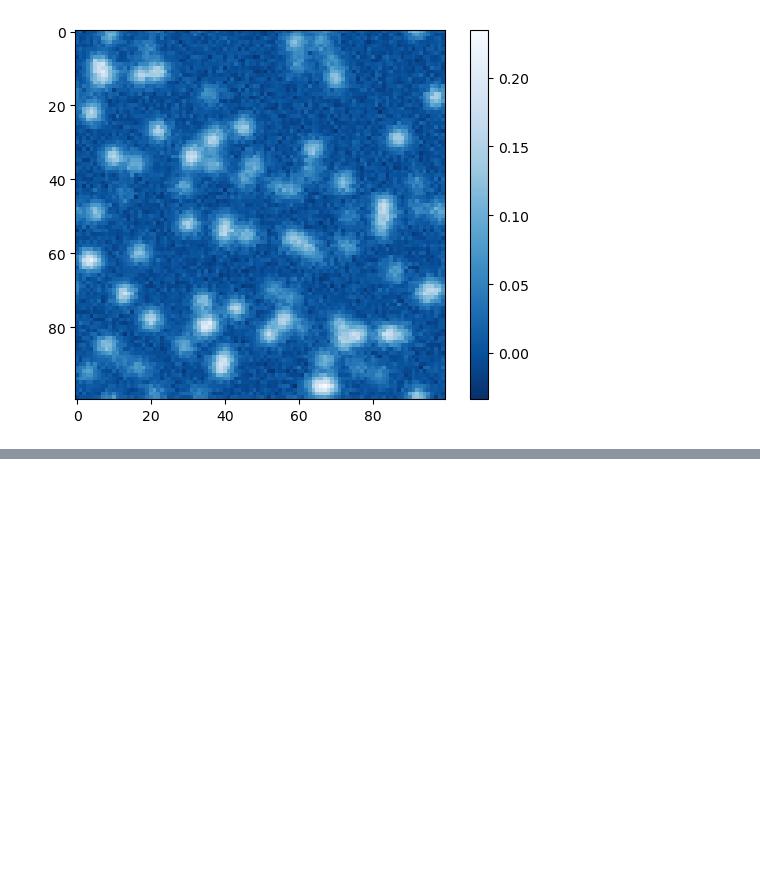
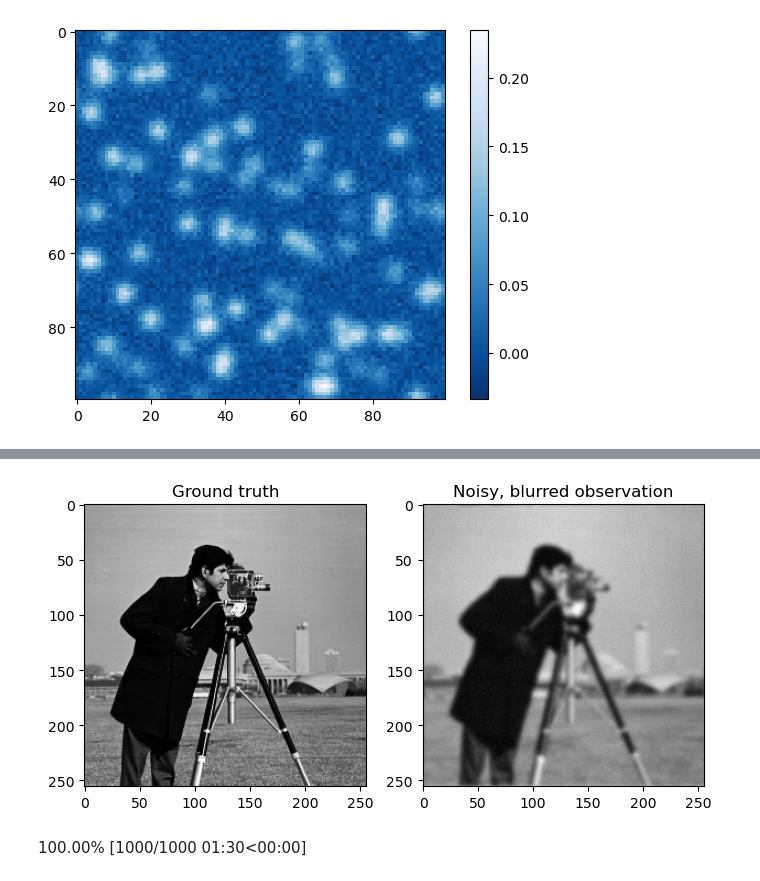
Before and after one commit to mpasha3/IRLS_prec_GSBL, a Jupyter notebook: test_problems/2d_sparse_deblurring.ipynb, the cells around one changed output, grey strips where cells are left out. Cells and saved outputs as stored; diff of their text form; code cells hidden in the pictures; blank space fills up the shorter version.

```diff
--- a/test_problems/2d_sparse_deblurring.ipynb
+++ b/test_problems/2d_sparse_deblurring.ipynb
@@ -119,0 +134,22 @@ for j in range(5):
+# %%
+# Make blurring operator
+blur_sigma = np.array(2.0).astype(np.float64) # standard deviation of the blur
+blur_op = jlinops.Gaussian2DBlurOperator(image.shape, blur_sigma=2)
+
+# Blurred image
+blurred_image = blur_op.matvec_shaped(image)
+
+# Add some noise
+noise_sigma = 0.01
+noise_var = noise_sigma**2
+noisy_image = blurred_image + noise_sigma*np.random.normal(size=image.shape)
+
+# Plot
+fig, axs = plt.subplots(1, 2, figsize=(8,5))
+axs[0].imshow(image, cmap="gray")
+axs[0].set_title("Ground truth")
+axs[1].imshow(noisy_image, cmap="gray")
+axs[1].set_title("Noisy, blurred observation")
+fig.show()
+# %% [output]
+[figure, added]
@@ -119,0 +159,6 @@ for j in range(5):
+# %%
+rmmgks_solver = RIASGKS(blur_op, R, noisy_image.flatten(), noise_var=noise_var)
+data = rmmgks_solver.solve(n_iter=1000, init_dim=10, kmin=10, kmax=25, hyperpr_r=1.0, hyperpr_beta=1.5 + 1e-3, x_true=image.flatten(), regparam="dp")
+#data = rmmgks_solver.solve(n_iter=1000, init_dim=10, kmin=5, kmax=25, hyperpr_r=-1.0, hyperpr_beta=1.0, x_true=image.flatten(), regparam="dp", plotting=True, pdf_name="mgcv_1d_deblurring_mmgks.pdf", gcv_gamma=0.1, helping=True)
+# %% [output]
+100.00% [1000/1000 01:30<00:00]
```
Also changed, not shown: parts of 22 cells of this notebook, 6 other files.
